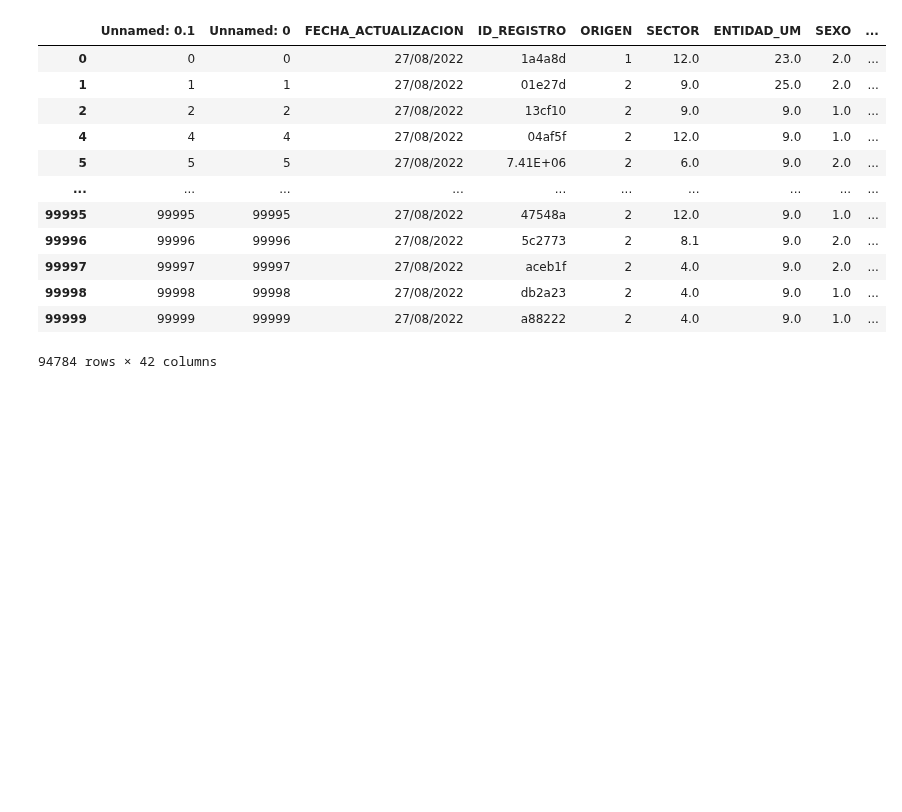
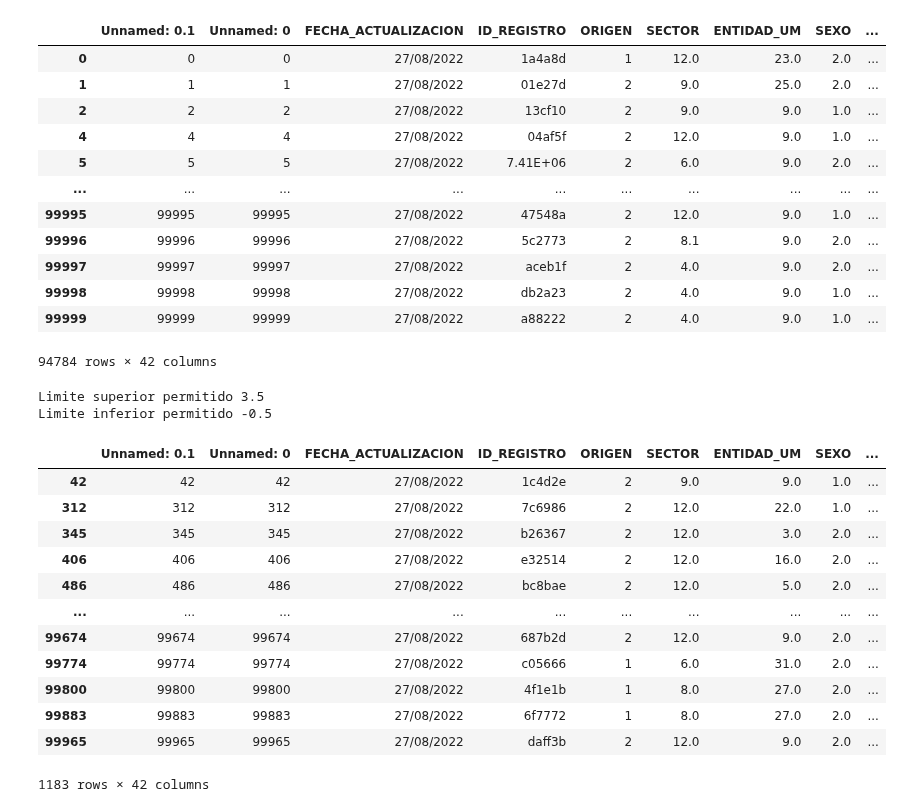
Before and after one commit to ElizabethCobos/Actividad4, a Jupyter notebook: Actividad4.ipynb, the cells around one changed output. Cells and saved outputs as stored; diff of their text form; code cells hidden in the pictures; blank space fills up the shorter version.

Commit message:
Outlier otro caso

```diff
--- a/Actividad4.ipynb
+++ b/Actividad4.ipynb
@@ -1584,3 +1584,37 @@ data_clean_iqr
 | 99998 | 99998 | 99998 | 27/08/2022 | db2a23 | 2 | 4.0 | 9.0 | 1.0 | ... |
 | 99999 | 99999 | 99999 | 27/08/2022 | a88222 | 2 | 4.0 | 9.0 | 1.0 | ... |
 94784 rows × 42 columns
+# %%
+#OTRO_CASO
+#Método aplicando Cuartiles. Encuentro cuartiles 0.25 y 0.75
+y=data_fil["OTRO_CASO"]
+
+percentile25=y.quantile(0.25) #Q1
+percentile75=y.quantile(0.75) #Q3
+iqr= percentile75 - percentile25
+
+Limite_Superior_iqr= percentile75 + 1.5*iqr
+Limite_Inferior_iqr= percentile25 - 1.5*iqr
+print("Limite superior permitido", Limite_Superior_iqr)
+print("Limite inferior permitido", Limite_Inferior_iqr)
+# %% [output]
+Limite superior permitido 3.5
+Limite inferior permitido -0.5
+# %%
+#Encontramos Outliers
+outliers_iqr= data_fil[(y>Limite_Superior_iqr)|(y<Limite_Inferior_iqr)]
+outliers_iqr
+# %% [output]
+|  | Unnamed: 0.1 | Unnamed: 0 | FECHA_ACTUALIZACION | ID_REGISTRO | ORIGEN | SECTOR | ENTIDAD_UM | SEXO | ... |
+| 42 | 42 | 42 | 27/08/2022 | 1c4d2e | 2 | 9.0 | 9.0 | 1.0 | ... |
+| 312 | 312 | 312 | 27/08/2022 | 7c6986 | 2 | 12.0 | 22.0 | 1.0 | ... |
+| 345 | 345 | 345 | 27/08/2022 | b26367 | 2 | 12.0 | 3.0 | 2.0 | ... |
+| 406 | 406 | 406 | 27/08/2022 | e32514 | 2 | 12.0 | 16.0 | 2.0 | ... |
+| 486 | 486 | 486 | 27/08/2022 | bc8bae | 2 | 12.0 | 5.0 | 2.0 | ... |
+| ... | ... | ... | ... | ... | ... | ... | ... | ... | ... |
+| 99674 | 99674 | 99674 | 27/08/2022 | 687b2d | 2 | 12.0 | 9.0 | 2.0 | ... |
+| 99774 | 99774 | 99774 | 27/08/2022 | c05666 | 1 | 6.0 | 31.0 | 2.0 | ... |
+| 99800 | 99800 | 99800 | 27/08/2022 | 4f1e1b | 1 | 8.0 | 27.0 | 2.0 | ... |
+| 99883 | 99883 | 99883 | 27/08/2022 | 6f7772 | 1 | 8.0 | 27.0 | 2.0 | ... |
+| 99965 | 99965 | 99965 | 27/08/2022 | daff3b | 2 | 12.0 | 9.0 | 2.0 | ... |
+1183 rows × 42 columns
```
Also changed, not shown: parts of 1 cell of this notebook.
